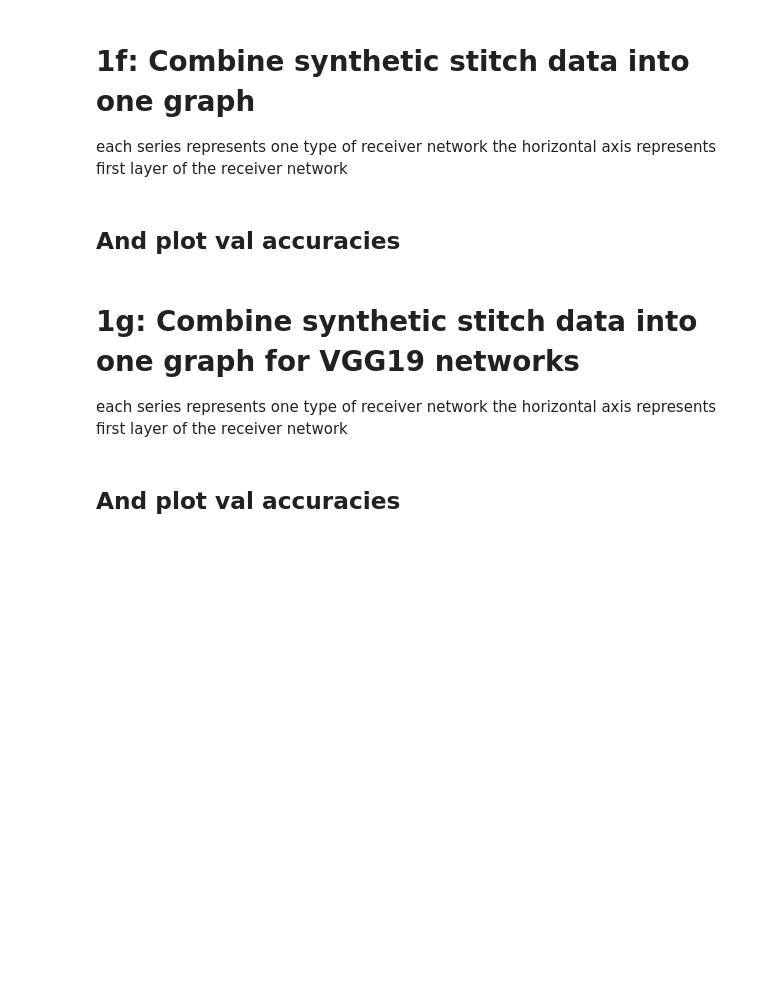
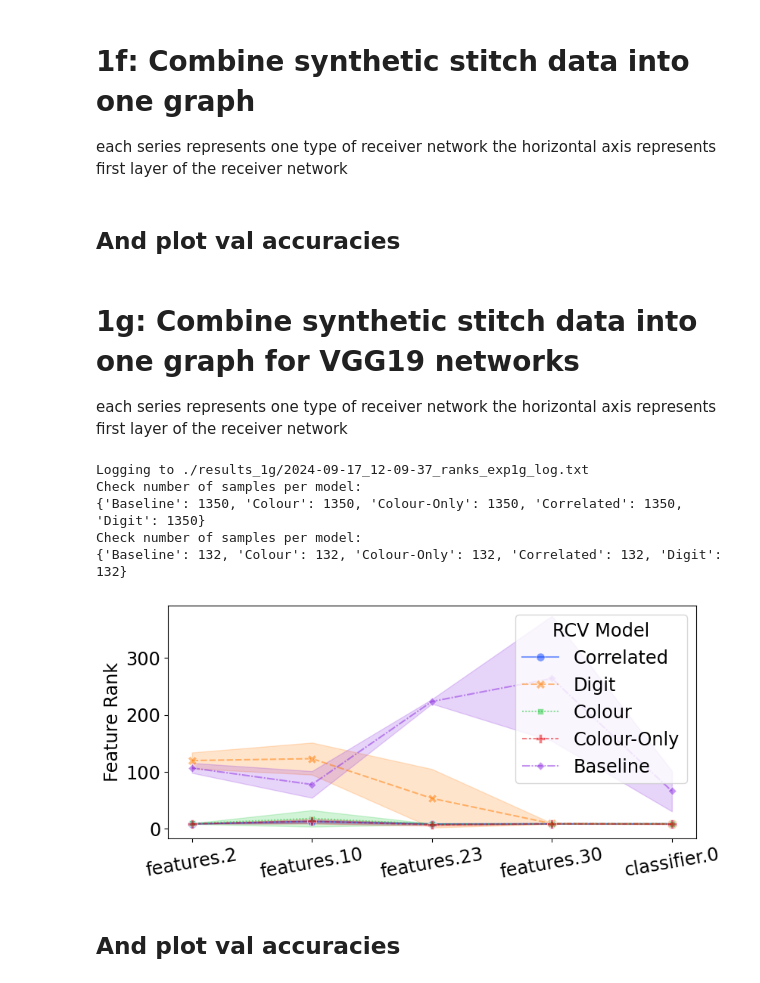
Before and after one commit to DHLSmith/jons-tunnel-effect, a Jupyter notebook: rank.ipynb, the cells around one changed output. Saved outputs shown, nothing was run; the diff lists cells and outputs as text; code cells hidden in the pictures; blank space fills up the shorter version.

```diff
--- a/rank.ipynb
+++ b/rank.ipynb
@@ -41,10 +41,10 @@ style_order = [#'bw',
 style_order = ['Correlated',
                'Digit',
                'Colour',
-              # 'bgonly',
+               'Colour-Only',
                #'Mix',
                'Baseline',
-               #'synth'
+               #'Noise'
               ]
 # %% [markdown]
 # Rank plotting for Exp 1e (cut to stitch and receiver only) with 10-epoch training
@@ -398,13 +398,14 @@ import os
 csvs_from = os.path.join("../msc_similarity/exp1_ms_with_random_dataset/results_1g_rank/", "*.csv")
 df = csv_to_df(csvs_from)
 
-rcv_models  = {'unbias_ref': '^unbias$',
-               'bg':         'bg$', # these three may learn colours as a shortcut
-               'bgonly':     'bgonly',
-               'bias':       '\dbias',
-               'unbias':     '\dunbias', # these three have to learn to read digits
-               'mix':        'mix',
-               'bw':         'bw'}
+rcv_models  = {'Baseline': '^unbias$',
+               'Colour':         'bg$', # these three may learn colours as a shortcut
+               'Colour-Only':     'bgonly',
+               'Correlated':       '\dbias',
+               'Digit':     '\dunbias', # these three have to learn to read digits
+               #'mix':        'mix',
+               #'bw':         'bw'
+              }
 
 df['receiver'] = 'unknown'
 sizes = {}
@@ -449,7 +450,7 @@ for k, v in layer_after_stitch.items():
     combined_condition |= (model_match & layer_match)
 
     # Add in the reference model that has no stitch, was trained on unbias dataset
-    model_match = (df['model'].str.contains(rcv_models['unbias_ref']))
+    model_match = (df['model'].str.contains(rcv_models['Baseline']))
     layer_match = (df['name'].str.contains(v))
     combined_condition |= (model_match & layer_match)
 
@@ -459,38 +460,47 @@ df3 = df2[df2['receiver'] != 'unknown'].copy()
 #########################
 sizes = {}
 for k, v in rcv_models.items():
     # Now that d3 has been filtered down, check again how many samples per model
     sizes[k] = len((df3['model'].str.contains(v)))
 
 # Check numbers of samples per model
 print(f"Check number of samples per model:\n{sizes}")
 #######################
 
 # Sort the model column and create a categorical type with sorted categories
 # e.g models are X6bgonly or bgonly
 df3['name'] = pd.Categorical(df3['name'], categories=category_order, ordered=True)
 # Create line plot
-plt.figure(figsize=(9,6))
+plt.figure(figsize=(9,4))
 
 line_plot = sns.lineplot(data=df3, x='name', y='features_rank', hue='receiver', style='receiver',
                          hue_order=style_order, style_order=style_order,
                          markers=True, dashes=True, markersize=8, alpha=0.5, palette='bright',
                         errorbar=("sd",1))
 
-plt.title("Rank of first layer of VGG19 receivers after the stitch from synthetic data")
-plt.xlabel('Layer Name')
-plt.ylabel('Feature Rank')
+#plt.title("Rank of first layer of VGG19 receivers after the stitch from synthetic data")
+#plt.xlabel('Layer Name')
+plt.xlabel('')
+plt.ylabel('Feature Rank', fontsize='xx-large')
 #plt.yscale('log')
 plt.xticks(rotation=10)
+plt.tick_params(axis='both', labelsize='xx-large')
 
 handles, labels = line_plot.get_legend_handles_labels()
 #sorted_labels_handles = sorted(zip(labels, handles))
 unsorted_labels_handles = zip(labels[:len(rcv_models)], handles[:len(rcv_models)])
 labels, handles = zip(*unsorted_labels_handles)
-plt.legend(handles, labels, title='RCV Model', loc='upper right', bbox_to_anchor=(1.25, 1))
+plt.legend(handles, labels, title='RCV Model', loc='upper right', bbox_to_anchor=(1, 1), fontsize='xx-large', title_fontsize='xx-large')
 plt.xticks(ticks=range(len(custom_labels)), labels=custom_labels)
 plt.savefig(f"./results_1g/1g_lin_post_stitch_ranks.png", bbox_inches='tight')
 plt.show()
+# %% [output]
+Logging to ./results_1g/2024-09-17_12-09-37_ranks_exp1g_log.txt
+Check number of samples per model:
+{'Baseline': 1350, 'Colour': 1350, 'Colour-Only': 1350, 'Correlated': 1350, 'Digit': 1350}
+Check number of samples per model:
+{'Baseline': 132, 'Colour': 132, 'Colour-Only': 132, 'Correlated': 132, 'Digit': 132}
+[figure, added]
 # %% [markdown]
 ## And plot val accuracies
 # %%
```
Also changed, not shown: parts of 8 cells of this notebook, 7 other files.
